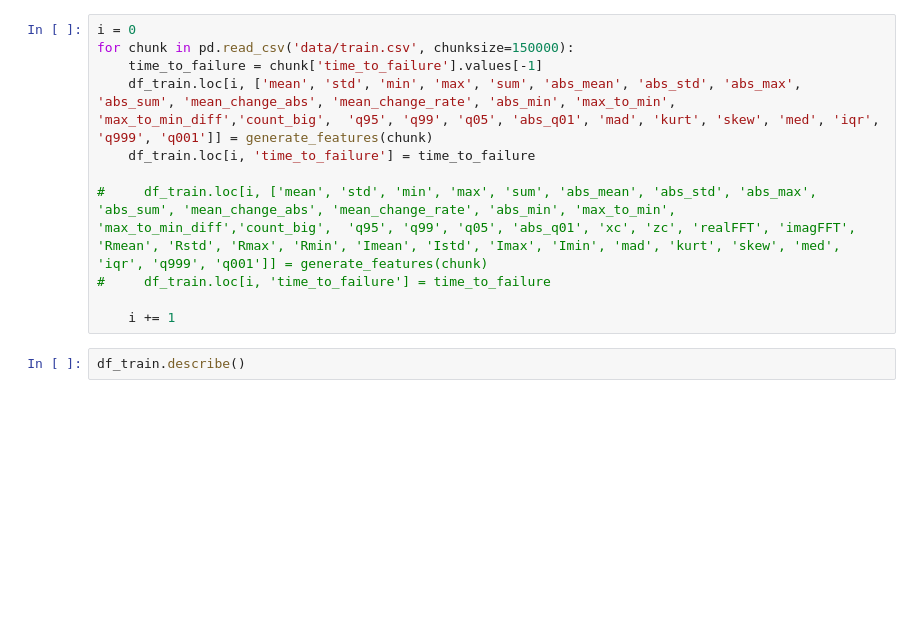
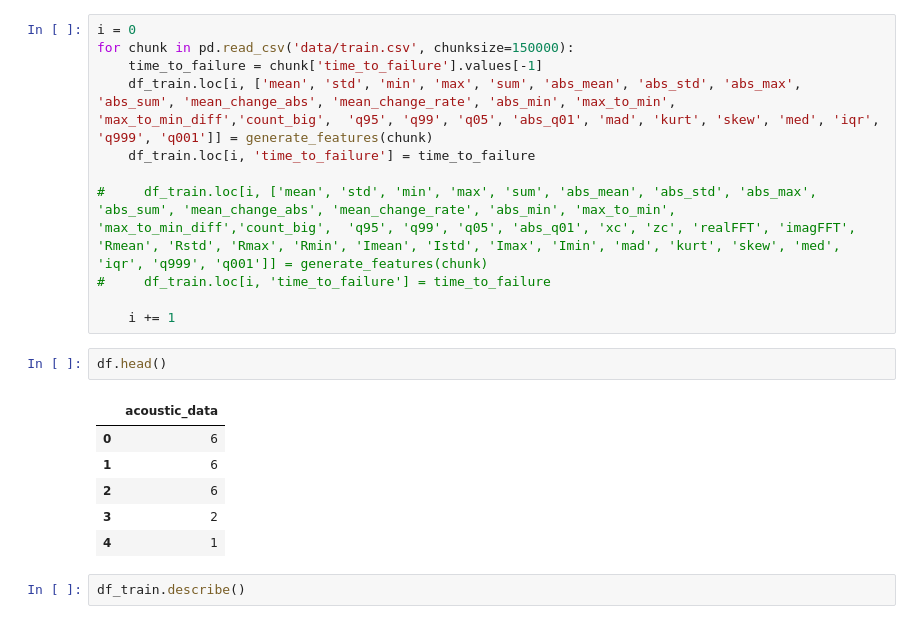
Before and after one commit to poornimajoshi/Earthquake-Predictions, a Jupyter notebook: quakes.ipynb, the cells around one changed output. Cells and saved outputs as stored; diff of their text form; blank space fills up the shorter version.

```diff
--- a/quakes.ipynb
+++ b/quakes.ipynb
@@ -193,6 +222,15 @@ for chunk in pd.read_csv('data/train.csv', chunksize=150000):
 #     df_train.loc[i, 'time_to_failure'] = time_to_failure
 
     i += 1
+# %%
+df.head()
+# %% [output]
+|  | acoustic_data |
+| 0 | 6 |
+| 1 | 6 |
+| 2 | 6 |
+| 3 | 2 |
+| 4 | 1 |
 # %%
 df_train.describe()
 # %% [output]
```
Also changed, not shown: parts of 4 cells of this notebook.
